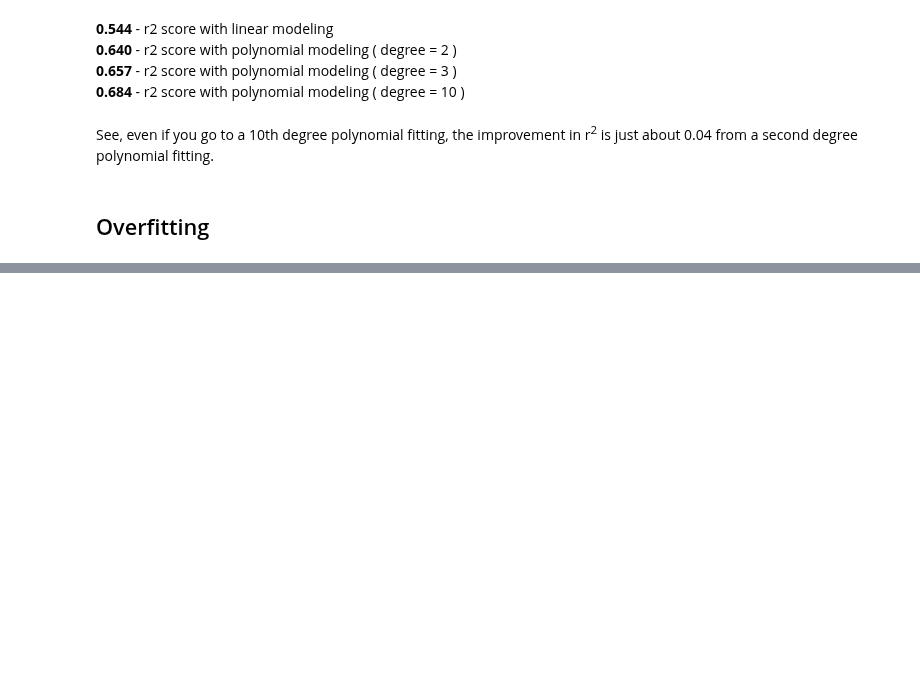
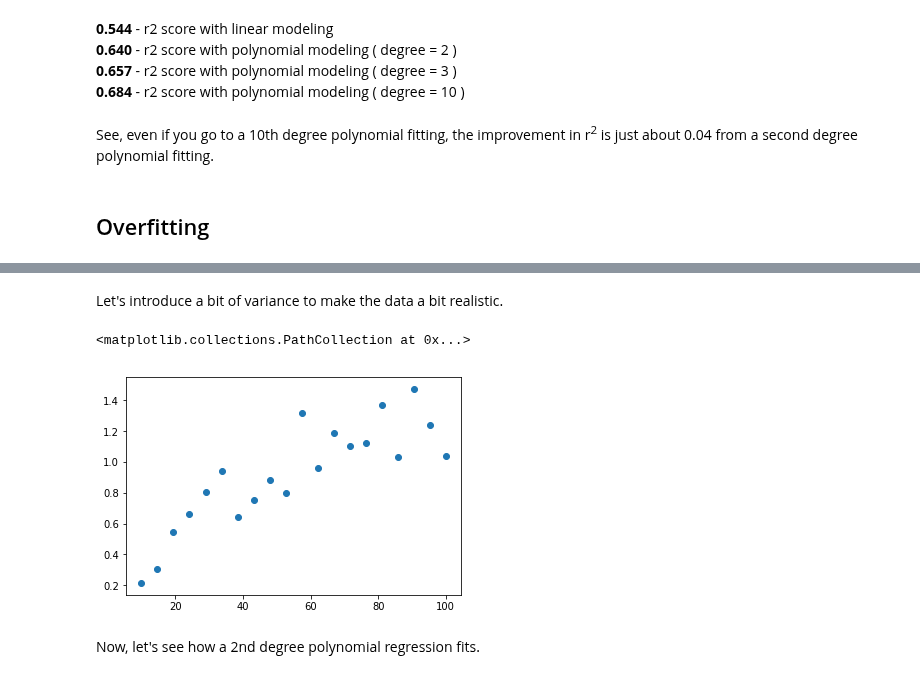
Before and after one commit to hotcode002/Machine-Learning-with-Python, a Jupyter notebook: week_2_math/day_3_regression/notebooks/regression.ipynb, the cells around one changed output, grey strips where cells are left out. Saved outputs shown, nothing was run; the diff lists cells and outputs as text; code cells hidden in the pictures; blank space fills up the shorter version.

Commit message:
regression

```diff
--- a/week_2_math/day_3_regression/notebooks/regression.ipynb
+++ b/week_2_math/day_3_regression/notebooks/regression.ipynb
@@ -1864,0 +1858,2 @@ plt.scatter(x,y)
+# %% [markdown]
+Let's introduce a bit of variance to make the data a bit realistic.
@@ -1864,0 +1864,10 @@ plt.scatter(x,y)
+# %%
+import matplotlib.pyplot as plt
+%matplotlib inline
+
+plt.scatter(x,y)
+# %% [output]
+<matplotlib.collections.PathCollection at 0x...>
+[figure, added]
+# %% [markdown]
+Now,  let's see how a 2nd degree polynomial regression fits.
```
Also changed, not shown: parts of 32 cells of this notebook, 6 other files.
